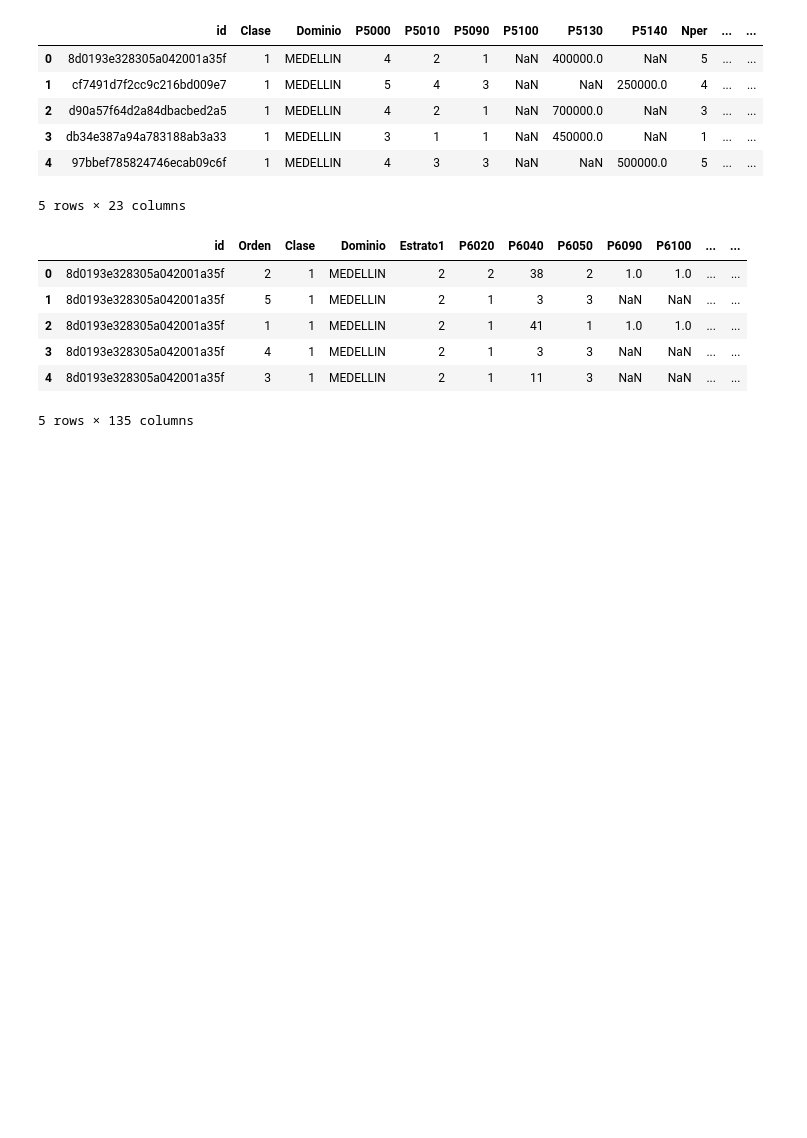
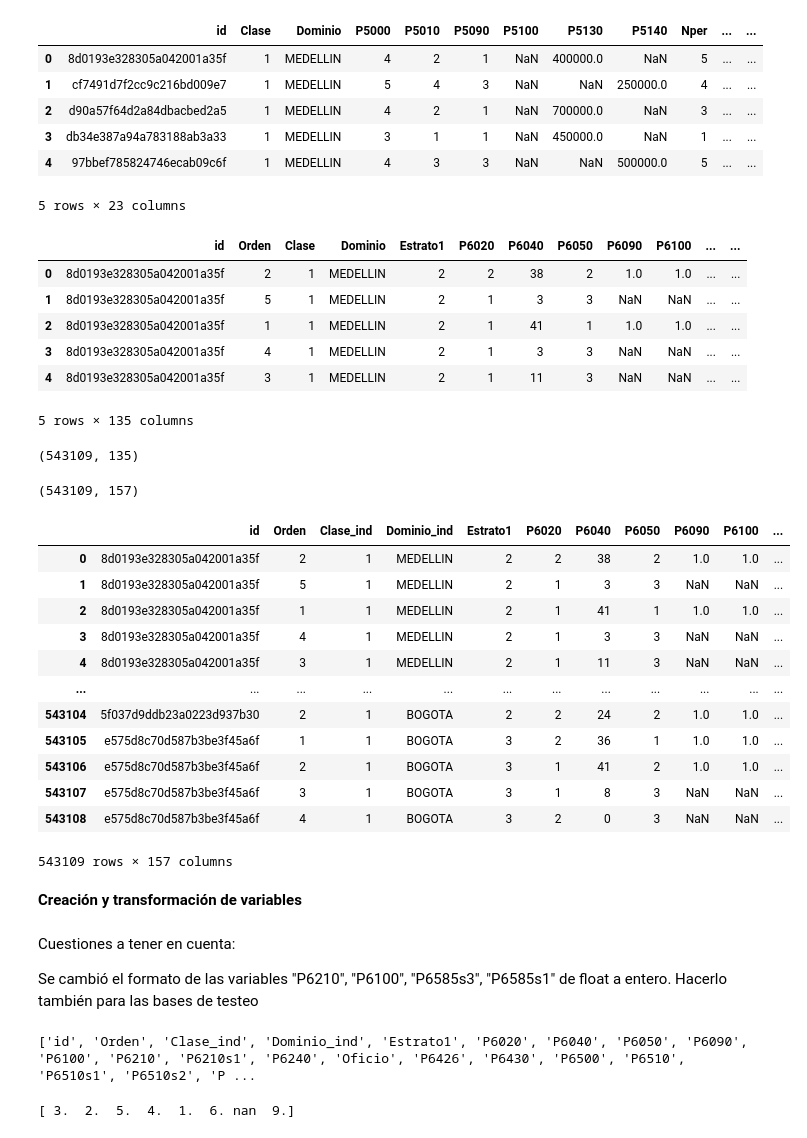
Before and after one commit to larasofiacantero/PS2, a Jupyter notebook: scripts/PS2.ipynb, the cells around one changed output. Cells and saved outputs as stored; diff of their text form; code cells hidden in the pictures; blank space fills up the shorter version.

Commit message:
Script con variables seleccionadas y transformadas

```diff
--- a/scripts/PS2.ipynb
+++ b/scripts/PS2.ipynb
@@ -54,3 +54,41 @@ train_personas.head(5)
 | 3 | 8d0193e328305a042001a35f | 4 | 1 | MEDELLIN | 2 | 1 | 3 | 3 | NaN | NaN | ... | ... |
 | 4 | 8d0193e328305a042001a35f | 3 | 1 | MEDELLIN | 2 | 1 | 11 | 3 | NaN | NaN | ... | ... |
 5 rows × 135 columns
+# %%
+train_personas.shape
+# %% [output]
+(543109, 135)
+# %%
+train_merged = pd.merge(train_personas, train_hogares, on='id', how= "inner", suffixes=('_ind', '_hogar'))
+# %%
+train_merged.shape
+# %% [output]
+(543109, 157)
+# %%
+train_merged
+# %% [output]
+|  | id | Orden | Clase_ind | Dominio_ind | Estrato1 | P6020 | P6040 | P6050 | P6090 | P6100 | ... |
+| 0 | 8d0193e328305a042001a35f | 2 | 1 | MEDELLIN | 2 | 2 | 38 | 2 | 1.0 | 1.0 | ... |
+| 1 | 8d0193e328305a042001a35f | 5 | 1 | MEDELLIN | 2 | 1 | 3 | 3 | NaN | NaN | ... |
+| 2 | 8d0193e328305a042001a35f | 1 | 1 | MEDELLIN | 2 | 1 | 41 | 1 | 1.0 | 1.0 | ... |
+| 3 | 8d0193e328305a042001a35f | 4 | 1 | MEDELLIN | 2 | 1 | 3 | 3 | NaN | NaN | ... |
+| 4 | 8d0193e328305a042001a35f | 3 | 1 | MEDELLIN | 2 | 1 | 11 | 3 | NaN | NaN | ... |
+| ... | ... | ... | ... | ... | ... | ... | ... | ... | ... | ... | ... |
+| 543104 | 5f037d9ddb23a0223d937b30 | 2 | 1 | BOGOTA | 2 | 2 | 24 | 2 | 1.0 | 1.0 | ... |
+| 543105 | e575d8c70d587b3be3f45a6f | 1 | 1 | BOGOTA | 3 | 2 | 36 | 1 | 1.0 | 1.0 | ... |
+| 543106 | e575d8c70d587b3be3f45a6f | 2 | 1 | BOGOTA | 3 | 1 | 41 | 2 | 1.0 | 1.0 | ... |
+| 543107 | e575d8c70d587b3be3f45a6f | 3 | 1 | BOGOTA | 3 | 1 | 8 | 3 | NaN | NaN | ... |
+| 543108 | e575d8c70d587b3be3f45a6f | 4 | 1 | BOGOTA | 3 | 2 | 0 | 3 | NaN | NaN | ... |
+543109 rows × 157 columns
+# %% [markdown]
+**Creación y transformación de variables**
+# %% [markdown]
+Cuestiones a tener en cuenta:
+
+Se cambió el formato de las variables "P6210", "P6100", "P6585s3", "P6585s1" de float a entero.
+Hacerlo también para las bases de testeo
+# %%
+columnas = train_merged.columns.tolist()
+print(columnas)
+# %% [output]
+['id', 'Orden', 'Clase_ind', 'Dominio_ind', 'Estrato1', 'P6020', 'P6040', 'P6050', 'P6090', 'P6100', 'P6210', 'P6210s1', 'P6240', 'Oficio', 'P6426', 'P6430', 'P6500', 'P6510', 'P6510s1', 'P6510s2', 'P ...
@@ -56,0 +97,4 @@ train_personas.head(5)
+# %%
+print(train_merged["P6210"].unique())
+# %% [output]
+[ 3.  2.  5.  4.  1.  6. nan  9.]
```
Also changed, not shown: parts of 16 cells of this notebook.
